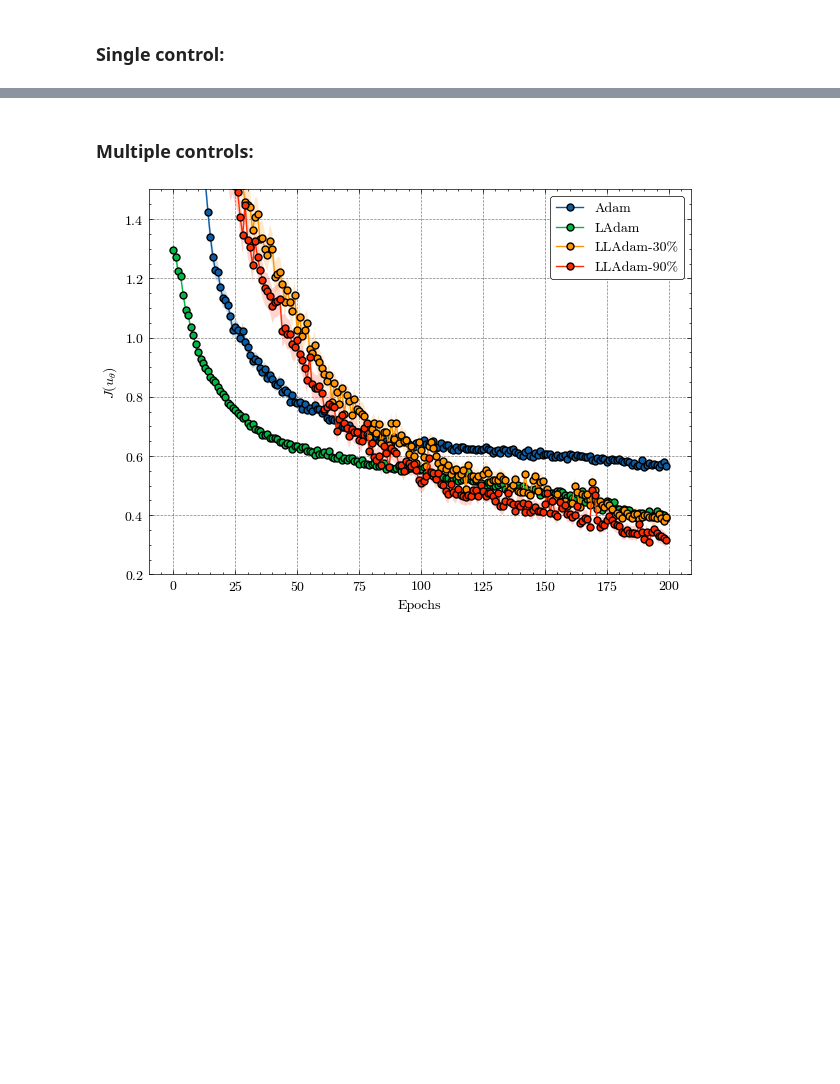
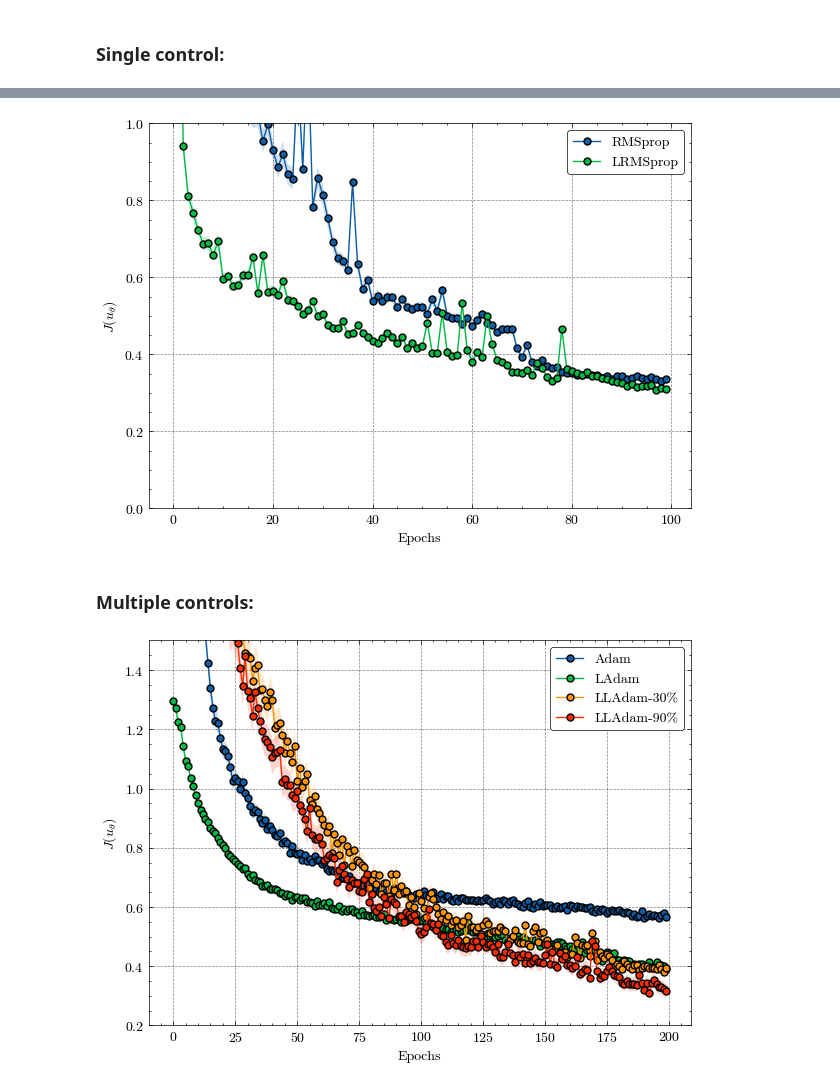
Before and after one commit to SaadSouilmi/Langevin-algorithms-for-deep-stochastic-control, a Jupyter notebook: DeepHedging.ipynb, the cells around one changed output, grey strips where cells are left out. Saved outputs shown, nothing was run; the diff lists cells and outputs as text; code cells hidden in the pictures; blank space fills up the shorter version.

```diff
--- a/DeepHedging.ipynb
+++ b/DeepHedging.ipynb
@@ -194,3 +221,41 @@ plot_langevin_loss(
+# %%
+ocp = DeepHedging(**model_config)
+ocp.set_control(control_config, multiple_controls=False)
+rmsprop_w = optim.RMSprop(ocp.w.parameters(), lr=2e-3)
+lrmsprop_control = LRMSprop(ocp.control.parameters(), lr=2e-3, sigma=2e-4)
+lrmsprop = [rmsprop_w, lrmsprop_control]
+
+scheduler_w = PiecewiseConstantScheduler(
+    rmsprop_w, target_lr=2e-4, target_sigma=0, total_iters=80
+)
+scheduler_control = PiecewiseConstantScheduler(
+    lrmsprop_control, target_lr=2e-4, target_sigma=0, total_iters=80
+)
+scheduler = [scheduler_w, scheduler_control]
+# %%
+train_loss_lrmsprop, test_loss_lrmsprop, test_ci_lrmsprop = train(
+    ocp,
+    lrmsprop,
+    scheduler,
+    "LRMSprop",
+    epochs,
+    train_size,
+    test_size,
+    train_batch,
+    test_batch,
+    False,
+)
+# %%
+plot_langevin_loss(
+    test_loss_rmsprop,
+    test_ci_rmsprop,
+    test_loss_lrmsprop,
+    test_ci_lrmsprop,
+    name="RMSprop",
+    ylim=(0, 1),
+)
+# %% [output]
+[figure, added]
 # %% [markdown]
 ### Multiple controls:
 # %%
```
Also changed, not shown: parts of 6 cells of this notebook, 7 other files.
